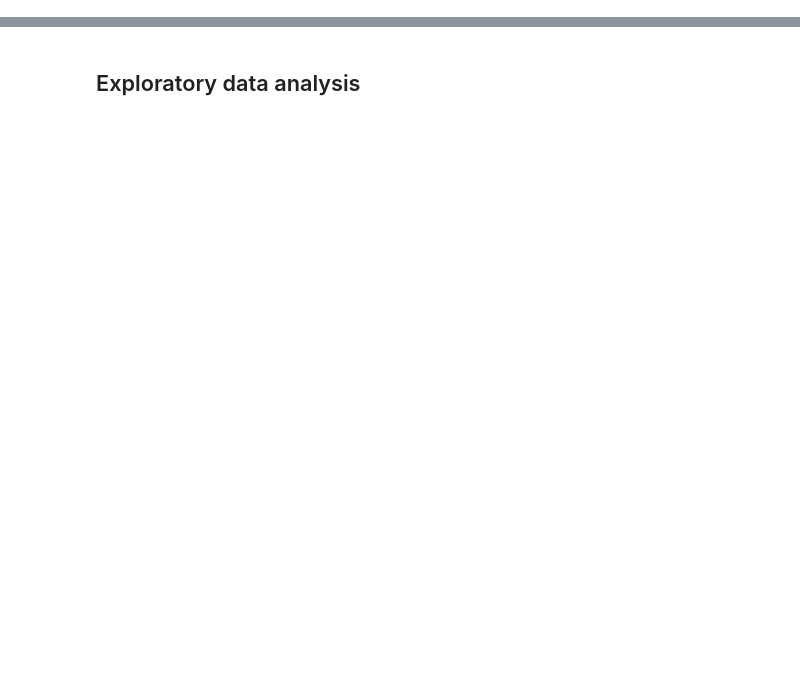
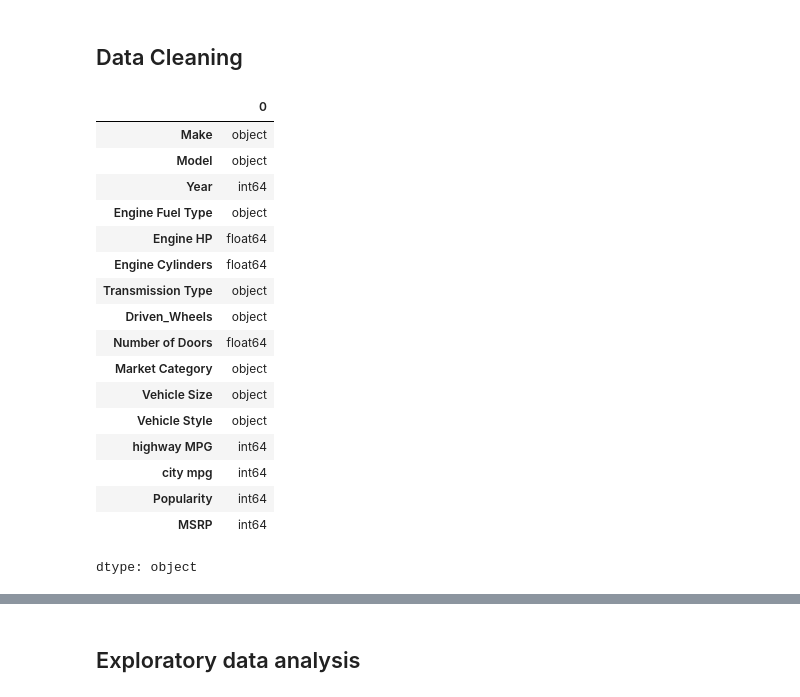
Before and after one commit to OG-Data-Ops/MLOps, a Jupyter notebook: 2-notebooks/02-carprice.ipynb, the cells around one changed output, grey strips where cells are left out. Saved outputs shown, nothing was run; the diff lists cells and outputs as text; code cells hidden in the pictures; blank space fills up the shorter version.

```diff
--- a/2-notebooks/02-carprice.ipynb
+++ b/2-notebooks/02-carprice.ipynb
@@ -33,6 +33,29 @@ df.head()
 | 2 | BMW | 1 Series | 2011 | premium unleaded (required) | 300.0 | 6.0 | MANUAL | ... |
 | 3 | BMW | 1 Series | 2011 | premium unleaded (required) | 230.0 | 6.0 | MANUAL | ... |
 | 4 | BMW | 1 Series | 2011 | premium unleaded (required) | 230.0 | 6.0 | MANUAL | ... |
+# %% [markdown]
+## Data Cleaning
+# %%
+df.dtypes
+# %% [output]
+|  | 0 |
+| Make | object |
+| Model | object |
+| Year | int64 |
+| Engine Fuel Type | object |
+| Engine HP | float64 |
+| Engine Cylinders | float64 |
+| Transmission Type | object |
+| Driven_Wheels | object |
+| Number of Doors | float64 |
+| Market Category | object |
+| Vehicle Size | object |
+| Vehicle Style | object |
+| highway MPG | int64 |
+| city mpg | int64 |
+| Popularity | int64 |
+| MSRP | int64 |
+dtype: object
 # %%
 df.columns = df.columns.str.lower().str.replace(' ', '_')
 
```
Also changed, not shown: parts of 20 cells of this notebook.
